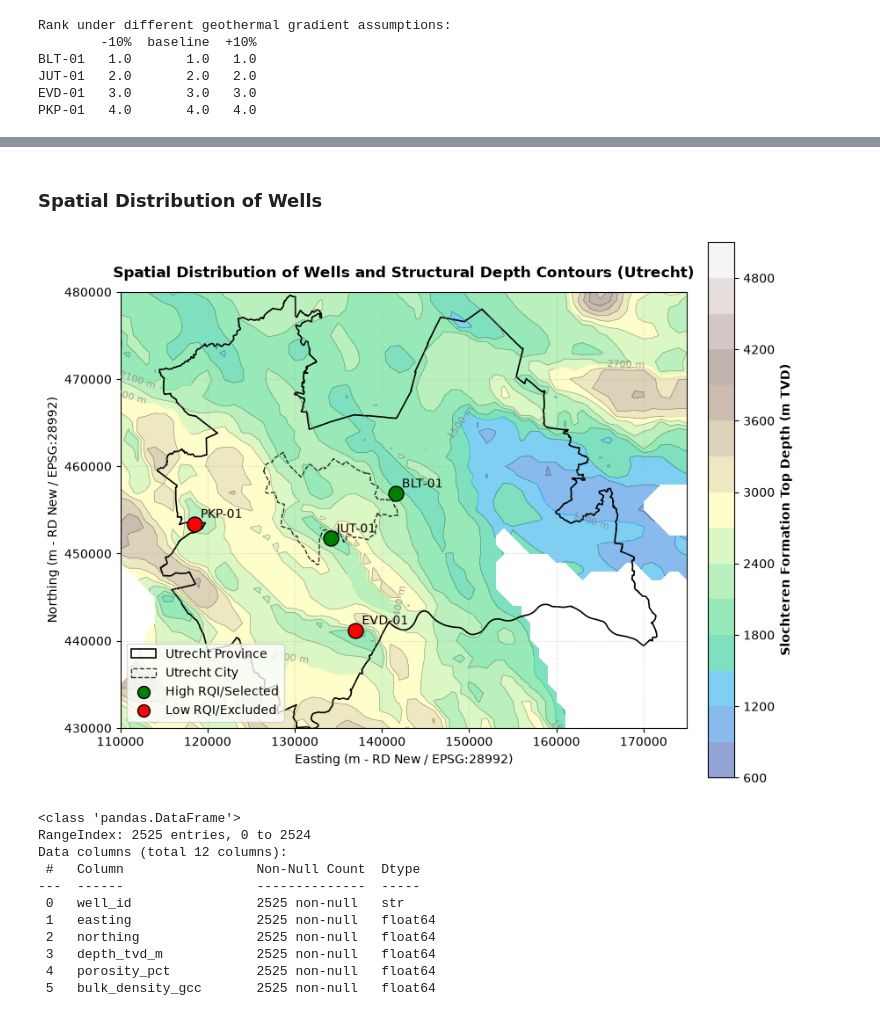
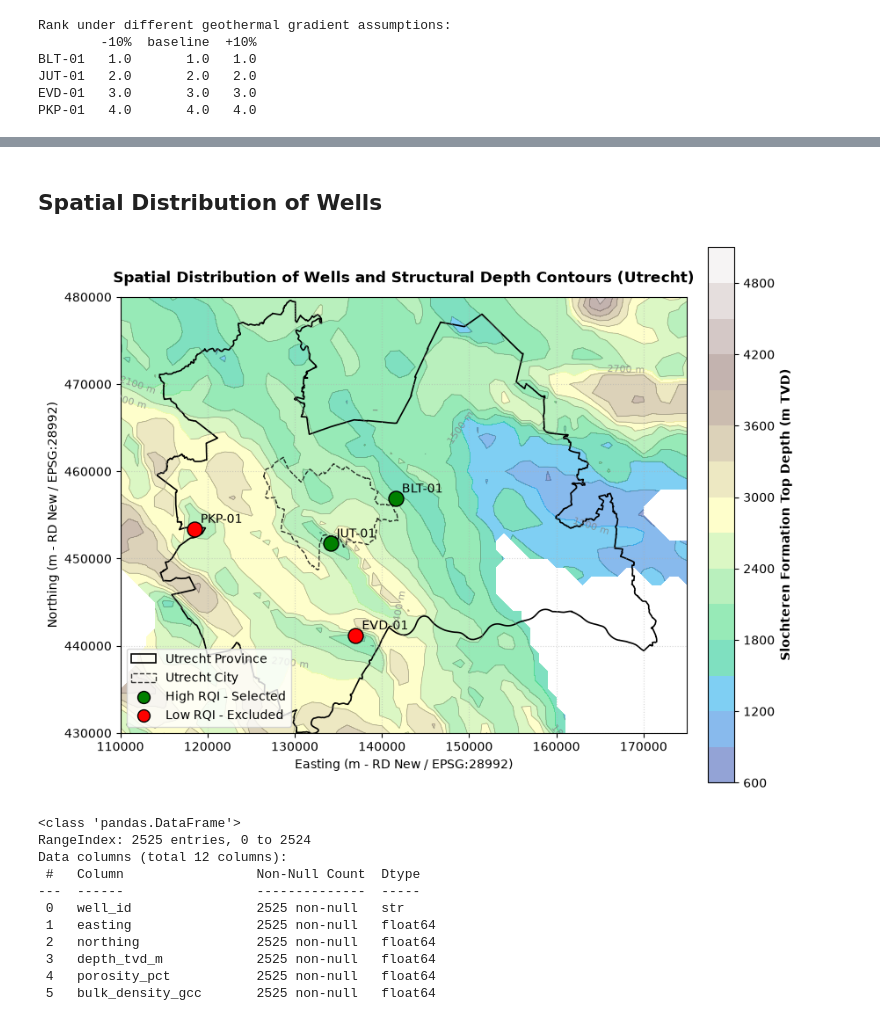
Before and after one commit to sadaraka-kadi/utrecht-geothermal-screening, a Jupyter notebook: notebooks/03_reservoir_quality_assessment.ipynb, the cells around one changed output, grey strips where cells are left out. Drawn from its saved outputs; the diff is of its cells as text; code cells hidden in the pictures.

```diff
--- a/notebooks/03_reservoir_quality_assessment.ipynb
+++ b/notebooks/03_reservoir_quality_assessment.ipynb
@@ -792,5 +910,5 @@ PKP-01   4.0       4.0   4.0
 # %% [markdown]
-### Spatial Distribution of Wells
+## Spatial Distribution of Wells
 # %%
 grid_data = np.load(RAW / "utrecht_grid_arrays.npz")
 X, Y, Z = grid_data["X"], grid_data["Y"], grid_data["Z"]
@@ -803,36 +921,36 @@ cf = ax.contourf(X, Y, Z, levels=contour_levels, cmap="terrain", alpha=0.5)
 cs = ax.contour(X, Y, Z, levels=contour_levels, colors="grey", linewidths=0.5, alpha=0.7)
 ax.clabel(cs, inline=True, fontsize=8, fmt="%d m")
 
 cbar = fig.colorbar(cf, ax=ax, shrink=0.7, pad=0.03)
 cbar.set_label("Slochteren Formation Top Depth (m TVD)", fontsize=10, fontweight="bold")
 
 # Administrative boundaries
 utrecht_province.plot(ax=ax, facecolor="none", edgecolor="black", linewidth=1.2, label="Utrecht Province")
 utrecht_city.plot(ax=ax, facecolor="none", edgecolor="black", linestyle="--", linewidth=1.0, alpha=0.8, label="Utrecht City")
 
 # Exixting wells
 for name, (x, y) in wells.items():
     color = "green" if name in ["BLT-01", "JUT-01"] else "red"
     ax.scatter(x, y, color=color, edgecolor="black", s=150, zorder=5)
     ax.annotate(name, (x, y), textcoords="offset points", xytext=(5, 5))
 
-ax.scatter([], [], color="green", edgecolor="black", s=100, label="High RQI/Selected")
-ax.scatter([], [], color="red", edgecolor="black", s=100, label="Low RQI/Excluded")
+ax.scatter([], [], color="green", edgecolor="black", s=100, label="High RQI - Selected")
+ax.scatter([], [], color="red", edgecolor="black", s=100, label="Low RQI - Excluded")
 
 # Map Formatting
 ax.set_xlim(X_MIN, X_MAX)
 ax.set_ylim(Y_MIN, Y_MAX)
 ax.set_title("Spatial Distribution of Wells and Structural Depth Contours (Utrecht)", fontsize=12, fontweight='bold', pad=12)
 ax.set_xlabel("Easting (m - RD New / EPSG:28992)", fontsize=10)
 ax.set_ylabel("Northing (m - RD New / EPSG:28992)", fontsize=10)
 ax.grid(True, linestyle=':', alpha=0.5)
 ax.legend(loc='lower left', frameon=True)
 
 plt.tight_layout()
 fig.savefig(FIG / "selected_wells_map.png", dpi=200, bbox_inches="tight")
 plt.show()
 # %% [output]
-[figure, old version]
+[figure, new version]
 # %%
 cols = ["well_id", "easting", "northing", "depth_tvd_m", "porosity_pct", "bulk_density_gcc", "formation_thickness_m", "distance_to_usp_km", "temp_harrison", "temp_res_c", "permeability_md", "k_log"]
 df_perm = df[df["well_id"].isin(["BLT-01", "JUT-01"])][cols].reset_index(drop=True)
```
Also changed, not shown: parts of 9 cells of this notebook.
